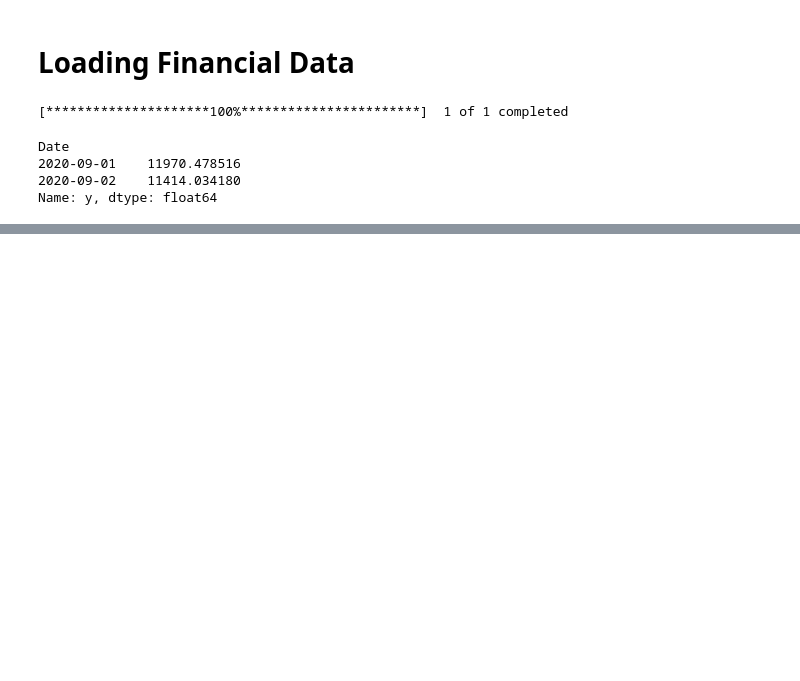
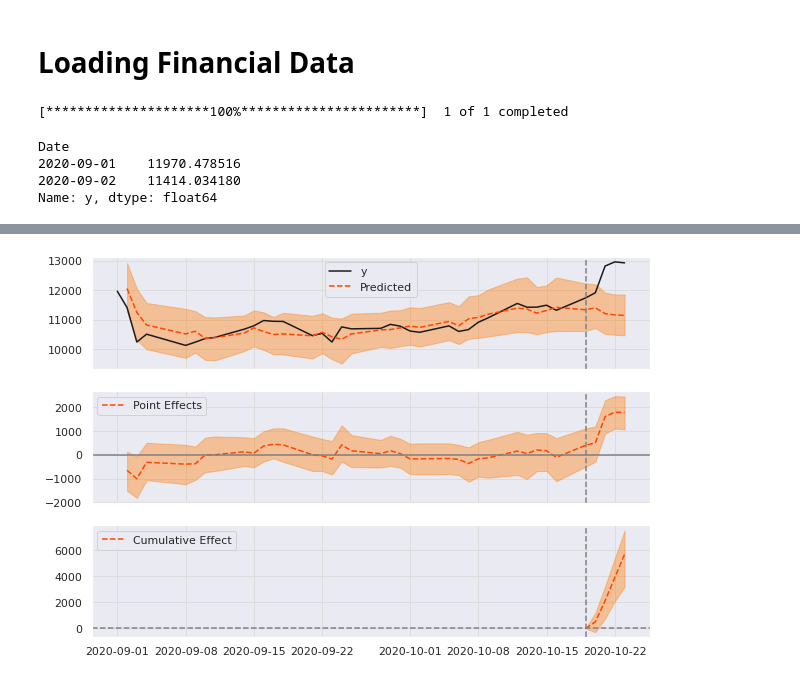
Before and after one commit to bhalla-18/Google-C-Impact, a Jupyter notebook: Google_Causal_Impact.ipynb, the cells around one changed output, grey strips where cells are left out. Drawn from its saved outputs; the diff is of its cells as text; code cells hidden in the pictures; blank space fills up the shorter version.

```diff
--- a/Google_Causal_Impact.ipynb
+++ b/Google_Causal_Impact.ipynb
@@ -89,0 +171,4 @@ df.head(2)
+# %%
+#Prepare the dataset
+df_final = df.drop(columns = ["CARL-B.CO", "ZAL.DE"])
+df_final.head(1)
@@ -89,0 +179,4 @@ df.head(2)
+# %%
+# Prepare pre and post period
+pre_period = [training_start, training_end]
+post_period = [treatment_start, treatment_end]
@@ -89,0 +204,7 @@ df.head(2)
+# %%
+# Google Casual Impact
+impact = CausalImpact(data = df_final.dropna(),
+                      pre_period = pre_period,
+                      post_period = post_period)
+impact.plot()
+# %% [output]
@@ -89,0 +228 @@ df.head(2)
+[figure, added]
```
Also changed, not shown: parts of 19 cells of this notebook.
